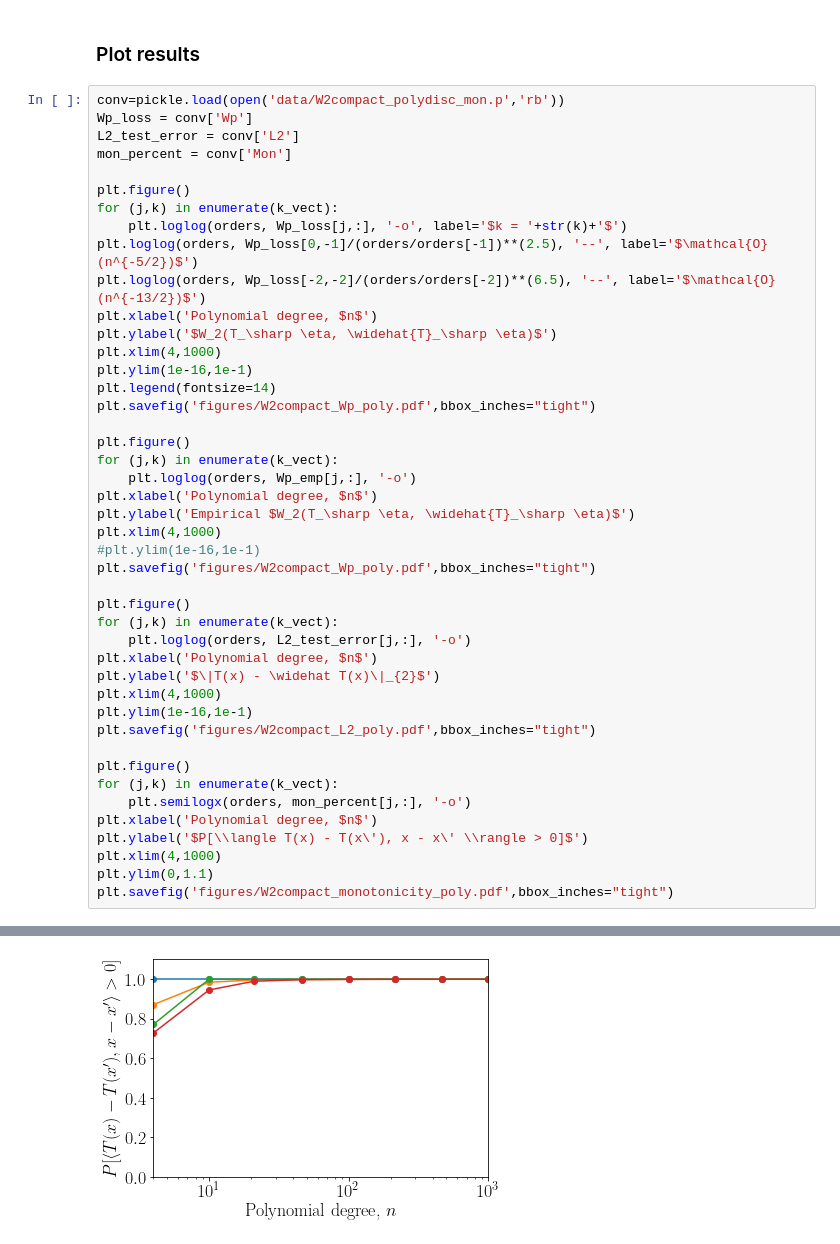
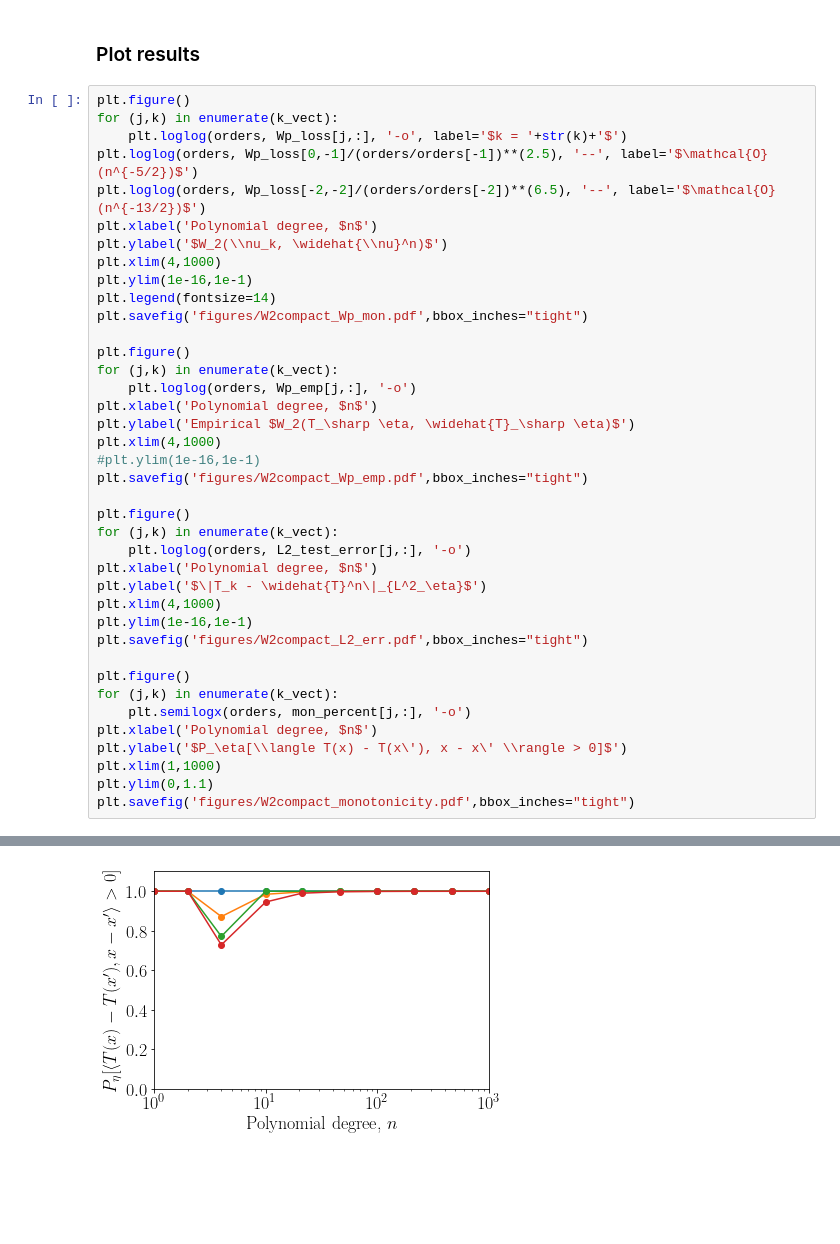
Before and after one commit to baptistar/TransportMapApproximation, a Jupyter notebook: Wasserstein_CompactDomain.ipynb, the cells around one changed output, grey strips where cells are left out. Drawn from its saved outputs; the diff is of its cells as text; blank space fills up the shorter version.

```diff
--- a/Wasserstein_CompactDomain.ipynb
+++ b/Wasserstein_CompactDomain.ipynb
@@ -167,22 +161,17 @@ pickle.dump(conv, open('data/W2compact_polydisc_mon.p','wb'))
 # %% [markdown]
 ### Plot results
 # %%
-conv=pickle.load(open('data/W2compact_polydisc_mon.p','rb'))
-Wp_loss = conv['Wp']
-L2_test_error = conv['L2']
-mon_percent = conv['Mon']
-
 plt.figure()
 for (j,k) in enumerate(k_vect):
     plt.loglog(orders, Wp_loss[j,:], '-o', label='$k = '+str(k)+'$')
 plt.loglog(orders, Wp_loss[0,-1]/(orders/orders[-1])**(2.5), '--', label='$\mathcal{O}(n^{-5/2})$')
 plt.loglog(orders, Wp_loss[-2,-2]/(orders/orders[-2])**(6.5), '--', label='$\mathcal{O}(n^{-13/2})$')
 plt.xlabel('Polynomial degree, $n$')
-plt.ylabel('$W_2(T_\sharp \eta, \widehat{T}_\sharp \eta)$')
+plt.ylabel('$W_2(\\nu_k, \widehat{\\nu}^n)$')
 plt.xlim(4,1000)
 plt.ylim(1e-16,1e-1)
 plt.legend(fontsize=14)
-plt.savefig('figures/W2compact_Wp_poly.pdf',bbox_inches="tight")
+plt.savefig('figures/W2compact_Wp_mon.pdf',bbox_inches="tight")
 
 plt.figure()
 for (j,k) in enumerate(k_vect):
@@ -191,23 +180,23 @@ plt.xlabel('Polynomial degree, $n$')
 plt.ylabel('Empirical $W_2(T_\sharp \eta, \widehat{T}_\sharp \eta)$')
 plt.xlim(4,1000)
 #plt.ylim(1e-16,1e-1)
-plt.savefig('figures/W2compact_Wp_poly.pdf',bbox_inches="tight")
+plt.savefig('figures/W2compact_Wp_emp.pdf',bbox_inches="tight")
 
 plt.figure()
 for (j,k) in enumerate(k_vect):
     plt.loglog(orders, L2_test_error[j,:], '-o')
 plt.xlabel('Polynomial degree, $n$')
-plt.ylabel('$\|T(x) - \widehat T(x)\|_{2}$')
+plt.ylabel('$\|T_k - \widehat{T}^n\|_{L^2_\eta}$')
 plt.xlim(4,1000)
 plt.ylim(1e-16,1e-1)
-plt.savefig('figures/W2compact_L2_poly.pdf',bbox_inches="tight")
+plt.savefig('figures/W2compact_L2_err.pdf',bbox_inches="tight")
 
 plt.figure()
 for (j,k) in enumerate(k_vect):
     plt.semilogx(orders, mon_percent[j,:], '-o')
 plt.xlabel('Polynomial degree, $n$')
-plt.ylabel('$P[\\langle T(x) - T(x\'), x - x\' \\rangle > 0]$')
-plt.xlim(4,1000)
+plt.ylabel('$P_\eta[\\langle T(x) - T(x\'), x - x\' \\rangle > 0]$')
+plt.xlim(1,1000)
 plt.ylim(0,1.1)
-plt.savefig('figures/W2compact_monotonicity_poly.pdf',bbox_inches="tight")
+plt.savefig('figures/W2compact_monotonicity.pdf',bbox_inches="tight")
 # %% [output]
@@ -217,4 +206,4 @@ plt.savefig('figures/W2compact_monotonicity_poly.pdf',bbox_inches="tight")
-[figure, old version]
+[figure, new version]
 # %%
 # create table with results
 power = [5./2., 8./2., 13./2., 13./2.]
```
Also changed, not shown: parts of 5 cells of this notebook, 1 other file.
